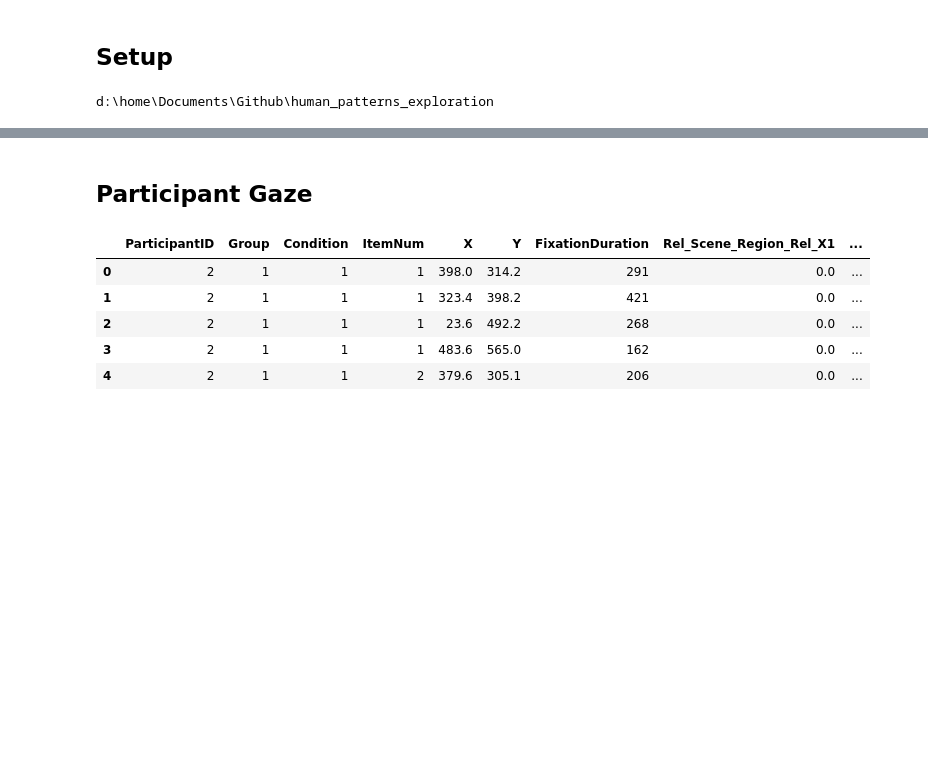
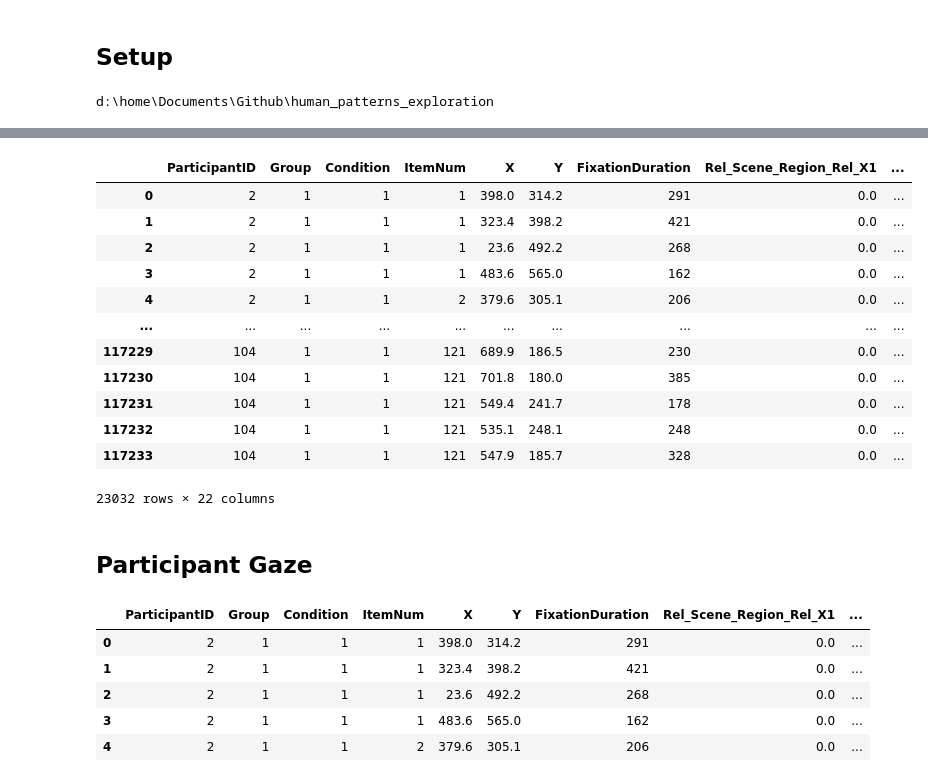
Before and after one commit to catarina-moreira/human_patterns_exploration, a Jupyter notebook: [0]_Data_Analysis.ipynb, the cells around one changed output, grey strips where cells are left out. Drawn from its saved outputs; the diff is of its cells as text; code cells hidden in the pictures; blank space fills up the shorter version.

```diff
--- a/[0]_Data_Analysis.ipynb
+++ b/[0]_Data_Analysis.ipynb
@@ -62,3 +37,21 @@ SAM_MODEL: /Users/162191/Documents/GitHub/human_patterns_exploration/checkpoints
+# %%
+processor = DataProcessor( path="./data/experiments/XSQ_Expt1_Data_2.csv", condition=1, group=1 )
+exp_data = processor.process_participant_data()
+exp_data
+# %% [output]
+|  | ParticipantID | Group | Condition | ItemNum | X | Y | FixationDuration | Rel_Scene_Region_Rel_X1 | ... |
+| 0 | 2 | 1 | 1 | 1 | 398.0 | 314.2 | 291 | 0.0 | ... |
+| 1 | 2 | 1 | 1 | 1 | 323.4 | 398.2 | 421 | 0.0 | ... |
+| 2 | 2 | 1 | 1 | 1 | 23.6 | 492.2 | 268 | 0.0 | ... |
+| 3 | 2 | 1 | 1 | 1 | 483.6 | 565.0 | 162 | 0.0 | ... |
+| 4 | 2 | 1 | 1 | 2 | 379.6 | 305.1 | 206 | 0.0 | ... |
+| ... | ... | ... | ... | ... | ... | ... | ... | ... | ... |
+| 117229 | 104 | 1 | 1 | 121 | 689.9 | 186.5 | 230 | 0.0 | ... |
+| 117230 | 104 | 1 | 1 | 121 | 701.8 | 180.0 | 385 | 0.0 | ... |
+| 117231 | 104 | 1 | 1 | 121 | 549.4 | 241.7 | 178 | 0.0 | ... |
+| 117232 | 104 | 1 | 1 | 121 | 535.1 | 248.1 | 248 | 0.0 | ... |
+| 117233 | 104 | 1 | 1 | 121 | 547.9 | 185.7 | 328 | 0.0 | ... |
+23032 rows × 22 columns
 # %% [markdown]
 ## Participant Gaze
 # %%
```
Also changed, not shown: parts of 3 cells of this notebook, 6 other files.
